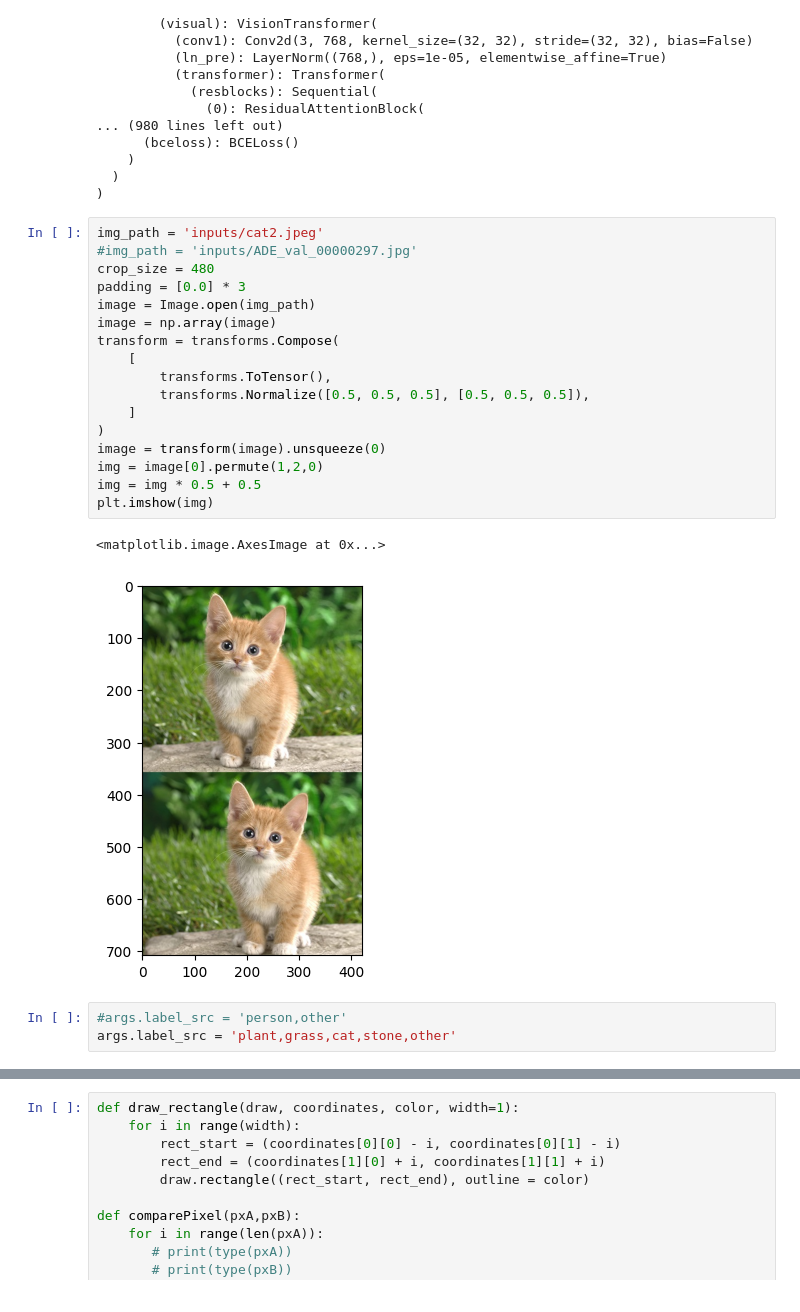
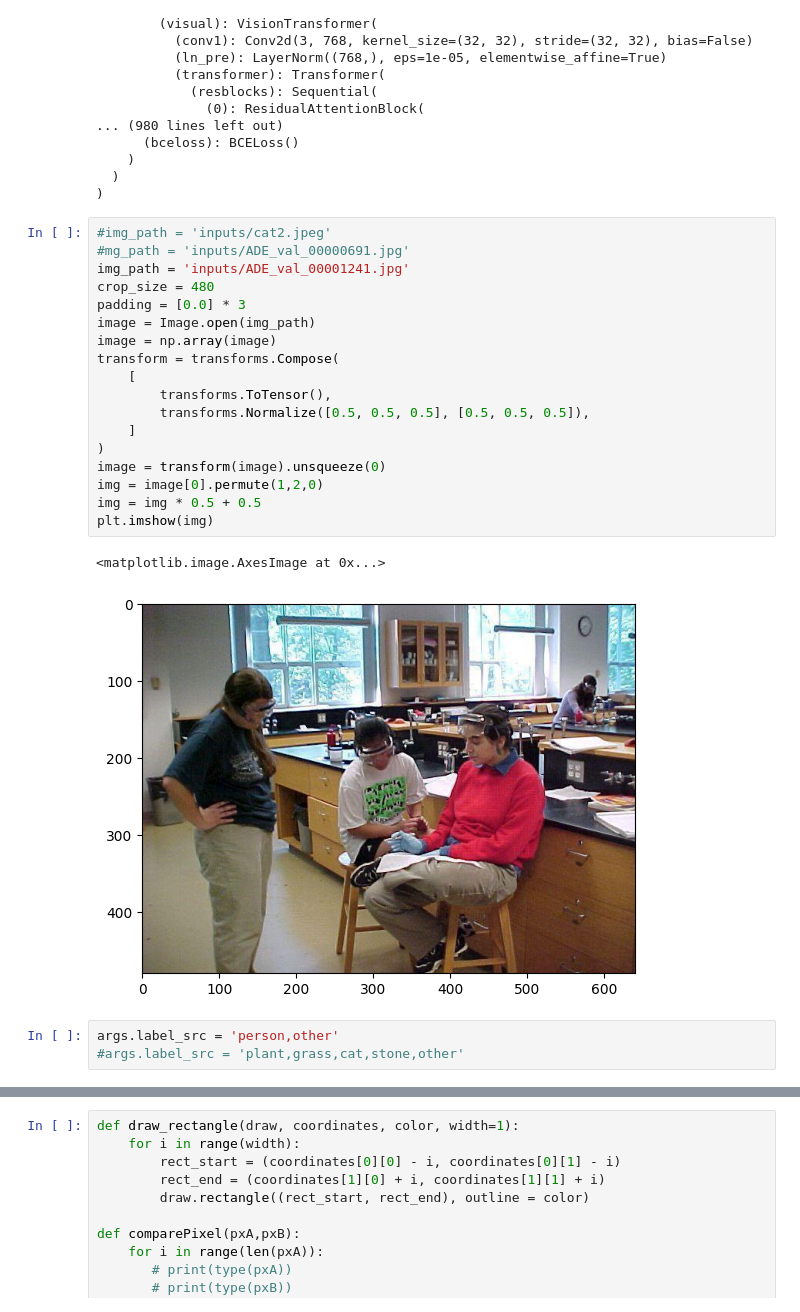
Before and after one commit to zixinglin07/instance-lseg, a Jupyter notebook: lseg_demo.ipynb, the cells around one changed output, grey strips where cells are left out. Cells and saved outputs as stored; diff of their text form.

```diff
--- a/lseg_demo.ipynb
+++ b/lseg_demo.ipynb
@@ -350,28 +350,29 @@ LSeg_MultiEvalModule(
   )
 )
 # %%
-img_path = 'inputs/cat2.jpeg'
-#img_path = 'inputs/ADE_val_00000297.jpg'
+#img_path = 'inputs/cat2.jpeg'
+#mg_path = 'inputs/ADE_val_00000691.jpg'
+img_path = 'inputs/ADE_val_00001241.jpg'
 crop_size = 480
 padding = [0.0] * 3
 image = Image.open(img_path)
 image = np.array(image)
 transform = transforms.Compose(
     [
         transforms.ToTensor(),
         transforms.Normalize([0.5, 0.5, 0.5], [0.5, 0.5, 0.5]),
     ]
 )
 image = transform(image).unsqueeze(0)
 img = image[0].permute(1,2,0)
 img = img * 0.5 + 0.5
 plt.imshow(img)
 # %% [output]
 <matplotlib.image.AxesImage at 0x...>
-[figure, old version]
+[figure, new version]
 # %%
-#args.label_src = 'person,other'
-args.label_src = 'plant,grass,cat,stone,other'
+args.label_src = 'person,other'
+#args.label_src = 'plant,grass,cat,stone,other'
 # %%
 labels = []
 print('** Input label value: {} **'.format(args.label_src))
```
Also changed, not shown: parts of 3 cells of this notebook, 9 other files.
